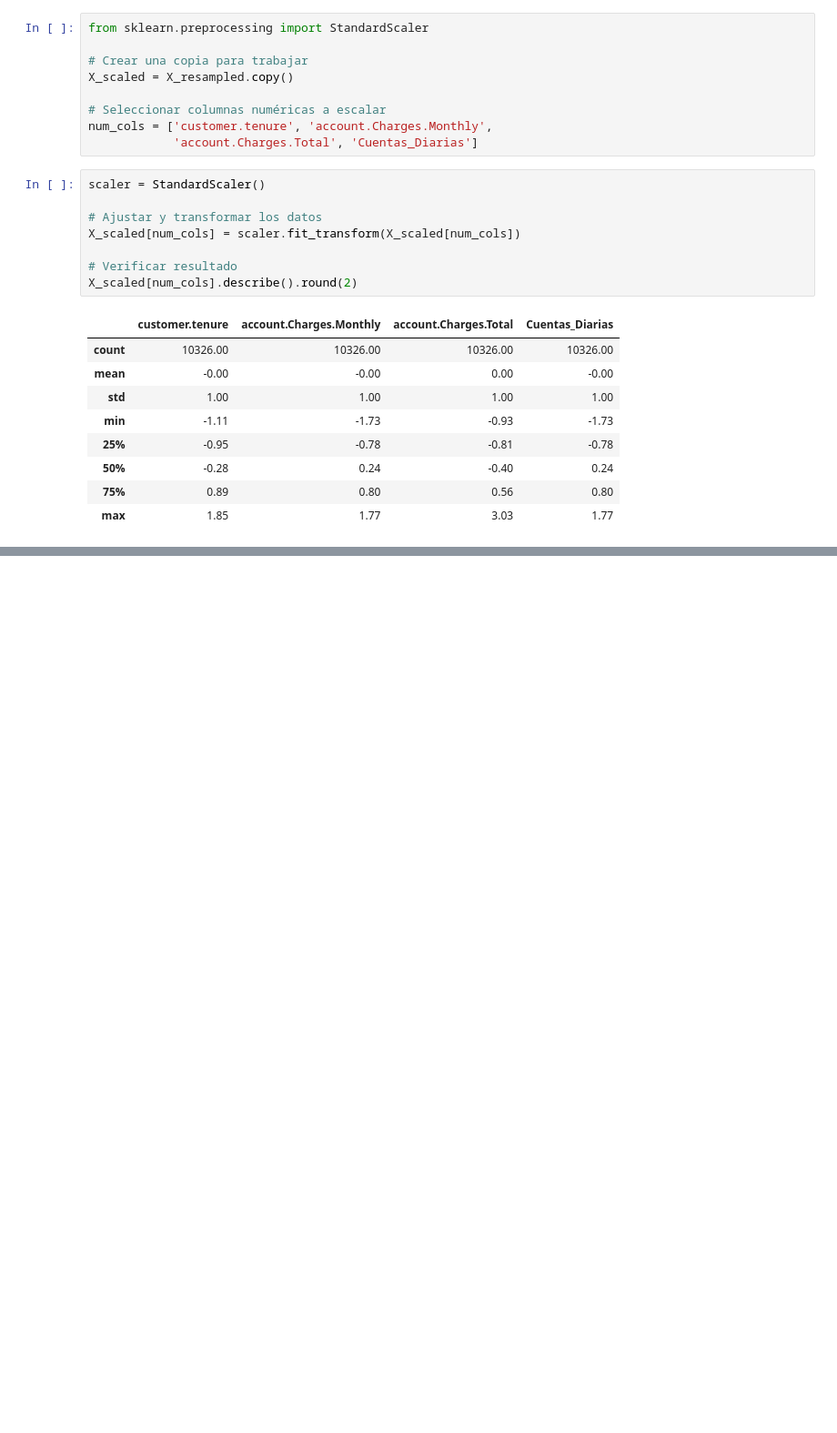
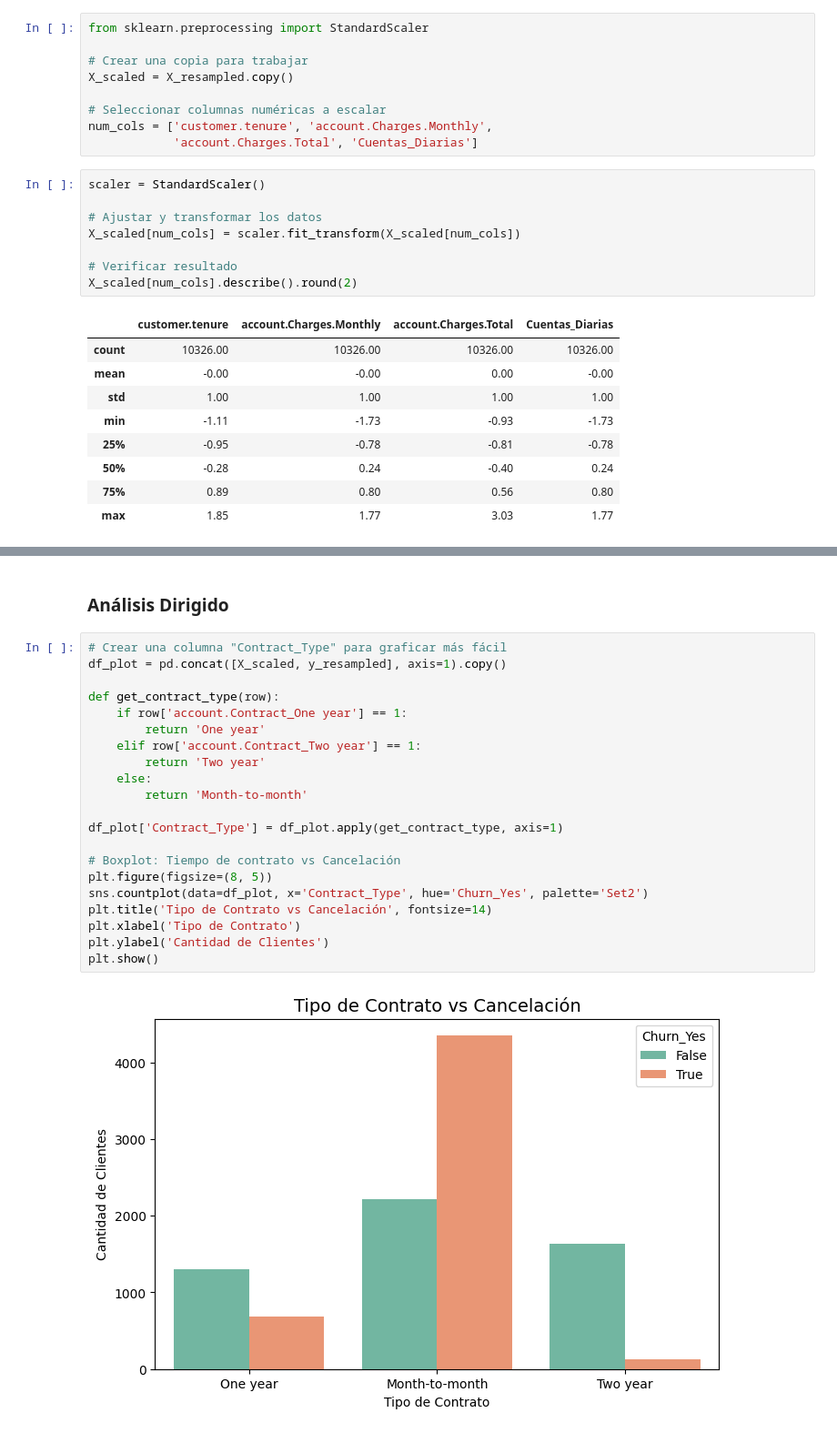
Before and after one commit to xsebasx3/TelecomX-parte-2, a Jupyter notebook: telecomx_parte2.ipynb, the cells around one changed output, grey strips where cells are left out. Shown at 91% size. Drawn from its saved outputs; the diff is of its cells as text; blank space fills up the shorter version.

```diff
--- a/telecomx_parte2.ipynb
+++ b/telecomx_parte2.ipynb
@@ -167,0 +212,25 @@ X_scaled[num_cols].describe().round(2)
+# %% [markdown]
+### Análisis Dirigido
+# %%
+# Crear una columna "Contract_Type" para graficar más fácil
+df_plot = pd.concat([X_scaled, y_resampled], axis=1).copy()
+
+def get_contract_type(row):
+    if row['account.Contract_One year'] == 1:
+        return 'One year'
+    elif row['account.Contract_Two year'] == 1:
+        return 'Two year'
+    else:
+        return 'Month-to-month'
+
+df_plot['Contract_Type'] = df_plot.apply(get_contract_type, axis=1)
+
+# Boxplot: Tiempo de contrato vs Cancelación
+plt.figure(figsize=(8, 5))
+sns.countplot(data=df_plot, x='Contract_Type', hue='Churn_Yes', palette='Set2')
+plt.title('Tipo de Contrato vs Cancelación', fontsize=14)
+plt.xlabel('Tipo de Contrato')
+plt.ylabel('Cantidad de Clientes')
+plt.show()
+# %% [output]
+[figure, added]
```
Also changed, not shown: parts of 4 cells of this notebook.
